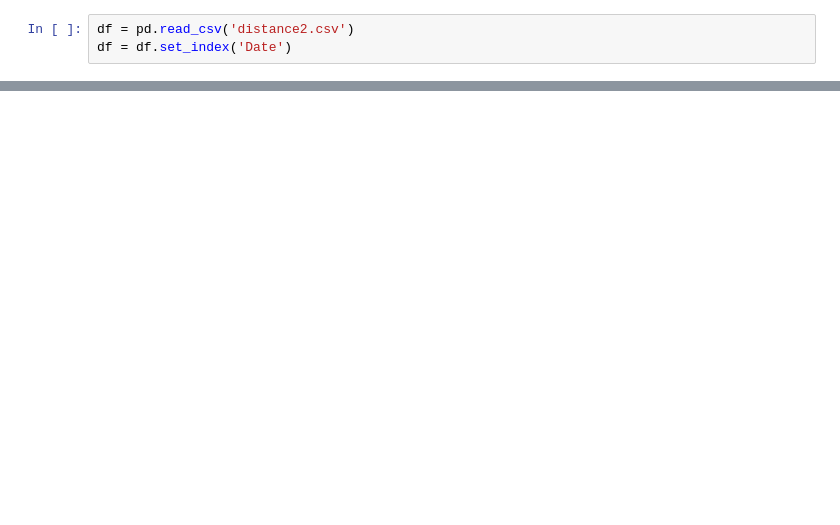
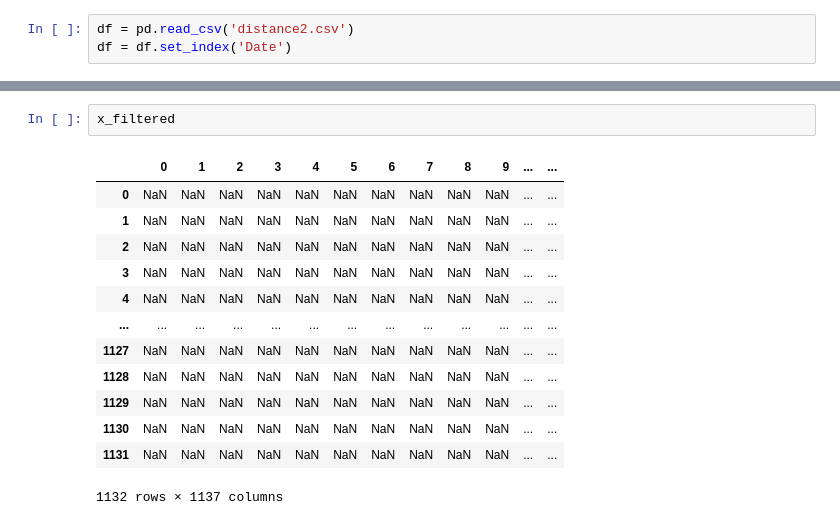
Before and after one commit to atowey-uchi/CAPP30239_FA22, a Jupyter notebook: FINAL/Data Cleaning/Distance.ipynb, the cells around one changed output, grey strips where cells are left out. Cells and saved outputs as stored; diff of their text form; blank space fills up the shorter version.

```diff
--- a/FINAL/Data Cleaning/Distance.ipynb
+++ b/FINAL/Data Cleaning/Distance.ipynb
@@ -24,3 +35,19 @@ df
+# %%
+x_filtered
+# %% [output]
+|  | 0 | 1 | 2 | 3 | 4 | 5 | 6 | 7 | 8 | 9 | ... | ... |
+| 0 | NaN | NaN | NaN | NaN | NaN | NaN | NaN | NaN | NaN | NaN | ... | ... |
+| 1 | NaN | NaN | NaN | NaN | NaN | NaN | NaN | NaN | NaN | NaN | ... | ... |
+| 2 | NaN | NaN | NaN | NaN | NaN | NaN | NaN | NaN | NaN | NaN | ... | ... |
+| 3 | NaN | NaN | NaN | NaN | NaN | NaN | NaN | NaN | NaN | NaN | ... | ... |
+| 4 | NaN | NaN | NaN | NaN | NaN | NaN | NaN | NaN | NaN | NaN | ... | ... |
+| ... | ... | ... | ... | ... | ... | ... | ... | ... | ... | ... | ... | ... |
+| 1127 | NaN | NaN | NaN | NaN | NaN | NaN | NaN | NaN | NaN | NaN | ... | ... |
+| 1128 | NaN | NaN | NaN | NaN | NaN | NaN | NaN | NaN | NaN | NaN | ... | ... |
+| 1129 | NaN | NaN | NaN | NaN | NaN | NaN | NaN | NaN | NaN | NaN | ... | ... |
+| 1130 | NaN | NaN | NaN | NaN | NaN | NaN | NaN | NaN | NaN | NaN | ... | ... |
+| 1131 | NaN | NaN | NaN | NaN | NaN | NaN | NaN | NaN | NaN | NaN | ... | ... |
+1132 rows × 1137 columns
 # %%
 df['Number of Trips 1-5'] = df['Number of Trips 1-3'] + df['Number of Trips 3-5']
 df['Number of Trips 5-25'] = df['Number of Trips 5-10'] + df['Number of Trips 10-25']
```
Also changed, not shown: parts of 8 cells of this notebook, 10 other files.
